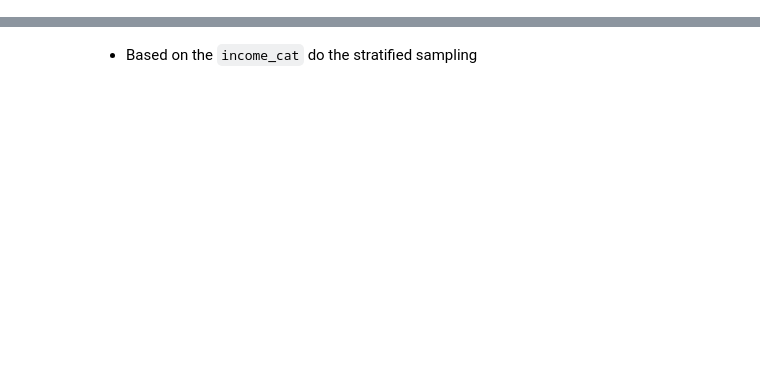
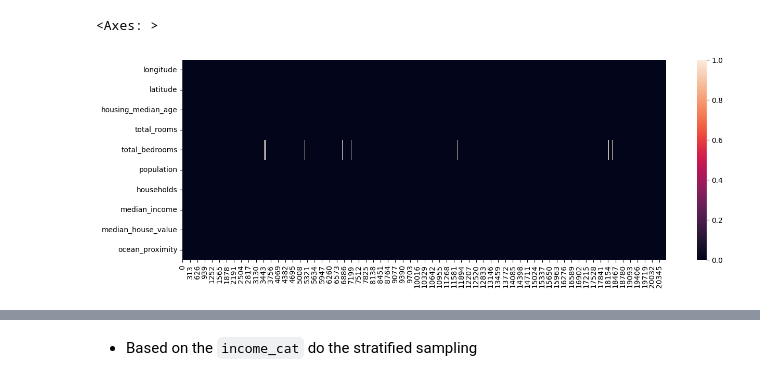
Before and after one commit to tienphatnguyendev/housing_price_prediction, a Jupyter notebook: Housing Price Prediction.ipynb, the cells around one changed output, grey strips where cells are left out. Cells and saved outputs as stored; diff of their text form; code cells hidden in the pictures; blank space fills up the shorter version.

```diff
--- a/Housing Price Prediction.ipynb
+++ b/Housing Price Prediction.ipynb
@@ -122,0 +150,9 @@ housing_data['income_cat'].hist()
+# %%
+_, ax = plt.subplots(figsize=(15,5))
+sns.heatmap(
+    df.isna().transpose(),
+    ax = ax
+)
+# %% [output]
+<Axes: >
+[figure, added]
```
Also changed, not shown: parts of 72 cells of this notebook, 2 other files.
